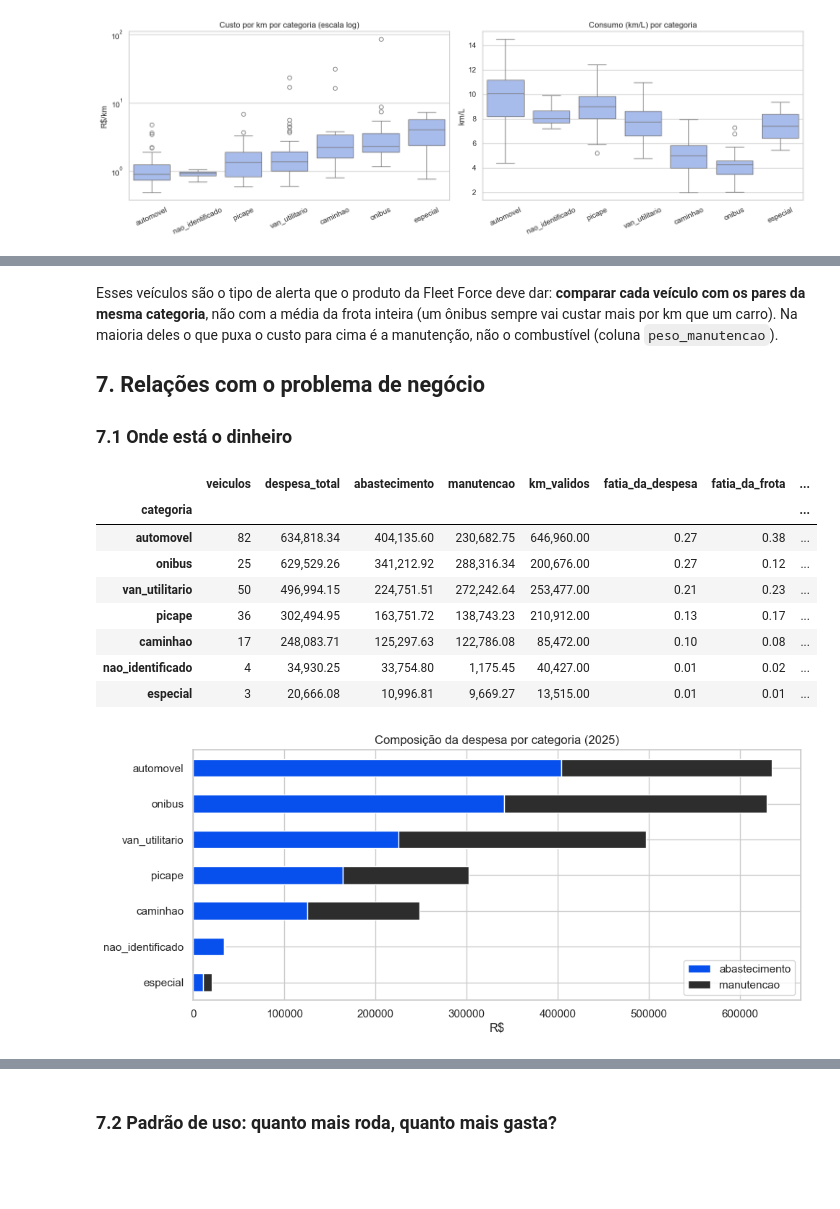
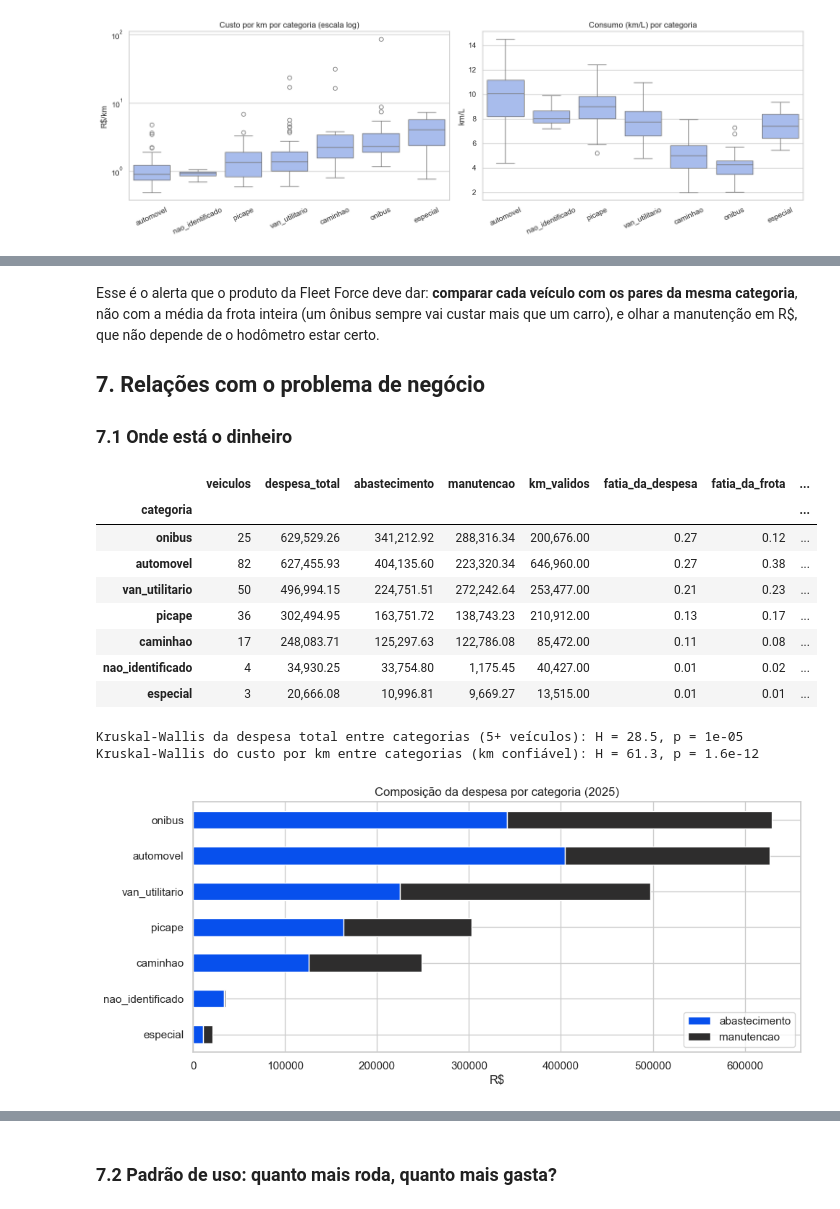
Before and after one commit to Fleet-Force/machine-learning, a Jupyter notebook: sprint-02/fleet_force_ml_sprint2.ipynb, the cells around one changed output, grey strips where cells are left out. Saved outputs shown, nothing was run; the diff lists cells and outputs as text; code cells hidden in the pictures; blank space fills up the shorter version.

```diff
--- a/sprint-02/fleet_force_ml_sprint2.ipynb
+++ b/sprint-02/fleet_force_ml_sprint2.ipynb
@@ -151,6 +151,27 @@ print(f"{repetidas['placa'].nunique()} placas aparecem em {len(repetidas)} linha
 colunas_exatas = [c for c in bruto.columns if c != "pagina_pdf"]
 exatas = bruto[bruto.duplicated(subset=colunas_exatas, keep=False)]
 print(f"Duplicatas exatas (todas as colunas iguais): {len(exatas)} linhas -> placa {exatas['placa'].unique().tolist()}")
+
+# Linha parcial repetida: mesma placa, mesma manutenção, sem abastecimento e sem km,
+# enquanto outra linha da placa traz essa mesma manutenção e também o abastecimento.
+MANUT = ["qtd_os", "mao_obra_interna", "mao_obra_externa", "pecas", "pneus", "lavagem"]
+
+def linhas_parciais(tab):
+    marcadas = []
+    for _, g in tab.groupby("placa"):
+        for i, r in g.iterrows():
+            reparo = r[["mao_obra_interna", "mao_obra_externa", "pecas", "pneus"]].astype(float).sum()
+            if r["abastecimento"] == 0 and r["km"] == 0 and reparo > 0:  # só lavagem não basta como prova
+                outras = g.drop(index=i)
+                mesma_manut = (outras[MANUT].round(2) == r[MANUT].astype(float).round(2)).all(axis=1) & (outras["abastecimento"] > 0)
+                if mesma_manut.any():
+                    marcadas.append(i)
+    return marcadas
+
+parciais = linhas_parciais(bruto.drop_duplicates(subset=colunas_exatas))
+print("Linhas parciais repetidas:")
+display(bruto[bruto["placa"].isin(bruto.loc[parciais, "placa"])][["placa", "pagina_pdf", "qtd_os", "pecas", "pneus",
+                                                                  "abastecimento", "km", "despesa_total"]])
 repetidas[["placa", "modelo", "qtd_os", "pecas", "abastecimento", "km", "km_l_relatorio", "despesa_total"]]
 # %% [output]
 13 placas aparecem em 28 linhas
@@ -213,8 +269,8 @@ Esses valores não podem entrar no treino de um modelo que use km ou km/L, senã
 # %% [markdown]
 ## 5. Limpeza e preparação
 # %%
-df = bruto.drop_duplicates(subset=colunas_exatas).copy()
-print(f"Depois de remover a duplicata exata: {len(df)} linhas")
+df = bruto.drop_duplicates(subset=colunas_exatas).drop(index=parciais).copy()
+print(f"Depois de remover a duplicata exata e a linha parcial repetida: {len(df)} linhas")
 
 def sem_acento(texto: str) -> str:
     return "".join(c for c in unicodedata.normalize("NFKD", texto) if not unicodedata.combining(c))
@@ -295,6 +351,7 @@ frota["uso_km_valido"] = (frota["km"] >= KM_MINIMO) & kml_ok
 frota["custo_km"] = np.where(frota["uso_km_valido"], frota["despesa_total"] / frota["km"], np.nan)
 frota["peso_manutencao"] = np.where(frota["despesa_total"] > 0, frota["custo_manutencao"] / frota["despesa_total"], np.nan)
 frota["teve_manutencao"] = frota["custo_manutencao"] > 0
+frota["gasto_suspeito"] = frota["pneus"] > 0.2 * frota["pneus"].sum()  # um veículo com mais de 20% dos pneus da frota
 
 motivo = np.select(
     [frota["km"] == 0, frota["km"] < KM_MINIMO, ~kml_ok],
@@ -403,5 +493,5 @@ Veículos com custo por km acima do padrão da própria categoria (regra do IQR,
 # %% [markdown]
-Esses veículos são o tipo de alerta que o produto da Fleet Force deve dar: **comparar cada veículo com os pares da mesma categoria**, não com a média da frota inteira (um ônibus sempre vai custar mais por km que um carro). Na maioria deles o que puxa o custo para cima é a manutenção, não o combustível (coluna `peso_manutencao`).
+Esse é o alerta que o produto da Fleet Force deve dar: **comparar cada veículo com os pares da mesma categoria**, não com a média da frota inteira (um ônibus sempre vai custar mais que um carro), e olhar a manutenção em R$, que não depende de o hodômetro estar certo.
 
 ## 7. Relações com o problema de negócio
 
@@ -409,29 +499,40 @@ Esses veículos são o tipo de alerta que o produto da Fleet Force deve dar: **c
 # %%
 por_cat = (frota.groupby("categoria")
                 .agg(veiculos=("placa", "size"), despesa_total=("despesa_total", "sum"),
                      abastecimento=("abastecimento", "sum"), manutencao=("custo_manutencao", "sum"),
                      km_validos=("km", lambda s: s[frota.loc[s.index, "uso_km_valido"]].sum()))
                 .sort_values("despesa_total", ascending=False))
 por_cat["fatia_da_despesa"] = por_cat["despesa_total"] / por_cat["despesa_total"].sum()
 por_cat["fatia_da_frota"] = por_cat["veiculos"] / por_cat["veiculos"].sum()
 por_cat["despesa_media_veiculo"] = por_cat["despesa_total"] / por_cat["veiculos"]
+por_cat["despesa_mediana_veiculo"] = frota.groupby("categoria")["despesa_total"].median()
 display(por_cat)
+
+from scipy.stats import kruskal
+grandes = [g["despesa_total"].values for _, g in frota.groupby("categoria") if len(g) >= 5]
+h, p = kruskal(*grandes)
+print(f"Kruskal-Wallis da despesa total entre categorias (5+ veículos): H = {h:.1f}, p = {p:.2g}")
+grandes_km = [g["custo_km"].values for _, g in validos.groupby("categoria") if len(g) >= 5]
+h2, p2 = kruskal(*grandes_km)
+print(f"Kruskal-Wallis do custo por km entre categorias (km confiável): H = {h2:.1f}, p = {p2:.2g}")
 
 ax = por_cat[["abastecimento", "manutencao"]].plot(kind="barh", stacked=True, figsize=(10, 4.5),
                                                    color=["#0750ED", "#2E2D2D"])
 ax.set(title="Composição da despesa por categoria (2025)", xlabel="R$", ylabel=""); ax.invert_yaxis()
 plt.tight_layout(); plt.show()
 # %% [output]
 |  | veiculos | despesa_total | abastecimento | manutencao | km_validos | fatia_da_despesa | fatia_da_frota | ... |
 | categoria |  |  |  |  |  |  |  | ... |
-| automovel | 82 | 634,818.34 | 404,135.60 | 230,682.75 | 646,960.00 | 0.27 | 0.38 | ... |
 | onibus | 25 | 629,529.26 | 341,212.92 | 288,316.34 | 200,676.00 | 0.27 | 0.12 | ... |
+| automovel | 82 | 627,455.93 | 404,135.60 | 223,320.34 | 646,960.00 | 0.27 | 0.38 | ... |
 | van_utilitario | 50 | 496,994.15 | 224,751.51 | 272,242.64 | 253,477.00 | 0.21 | 0.23 | ... |
 | picape | 36 | 302,494.95 | 163,751.72 | 138,743.23 | 210,912.00 | 0.13 | 0.17 | ... |
-| caminhao | 17 | 248,083.71 | 125,297.63 | 122,786.08 | 85,472.00 | 0.10 | 0.08 | ... |
+| caminhao | 17 | 248,083.71 | 125,297.63 | 122,786.08 | 85,472.00 | 0.11 | 0.08 | ... |
 | nao_identificado | 4 | 34,930.25 | 33,754.80 | 1,175.45 | 40,427.00 | 0.01 | 0.02 | ... |
 | especial | 3 | 20,666.08 | 10,996.81 | 9,669.27 | 13,515.00 | 0.01 | 0.01 | ... |
+Kruskal-Wallis da despesa total entre categorias (5+ veículos): H = 28.5, p = 1e-05
+Kruskal-Wallis do custo por km entre categorias (km confiável): H = 61.3, p = 1.6e-12
-[figure, old version]
+[figure, new version]
 # %%
 ordenado = frota.sort_values("despesa_total", ascending=False)
 acumulado = ordenado["despesa_total"].cumsum() / ordenado["despesa_total"].sum()
```
Also changed, not shown: parts of 26 cells of this notebook, 1 other file.
